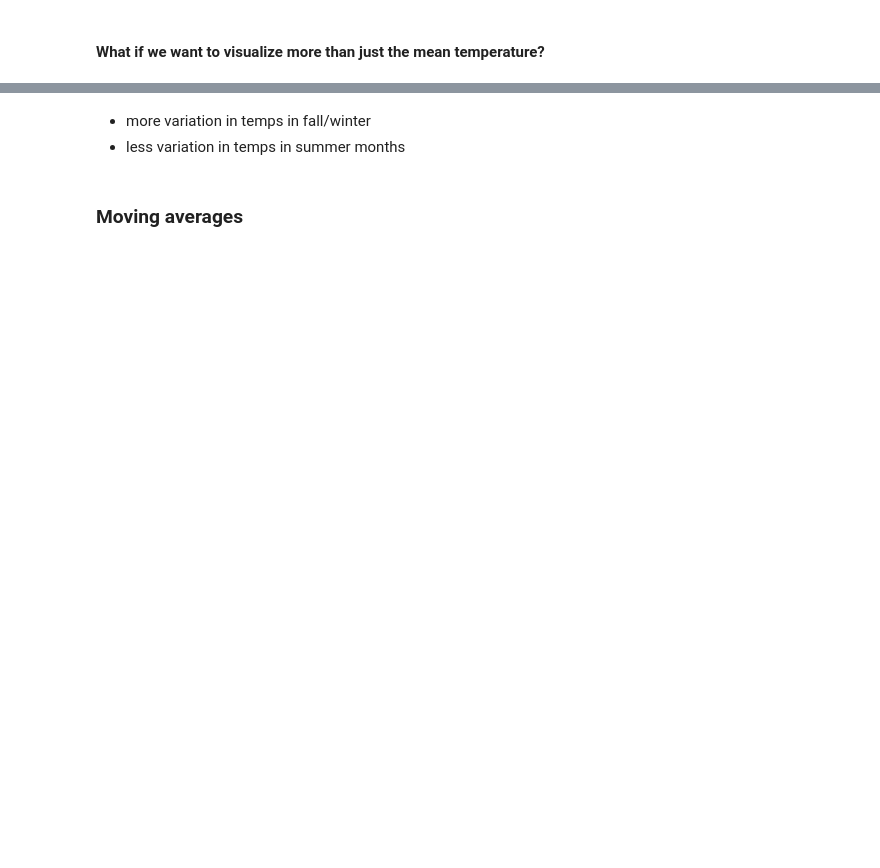
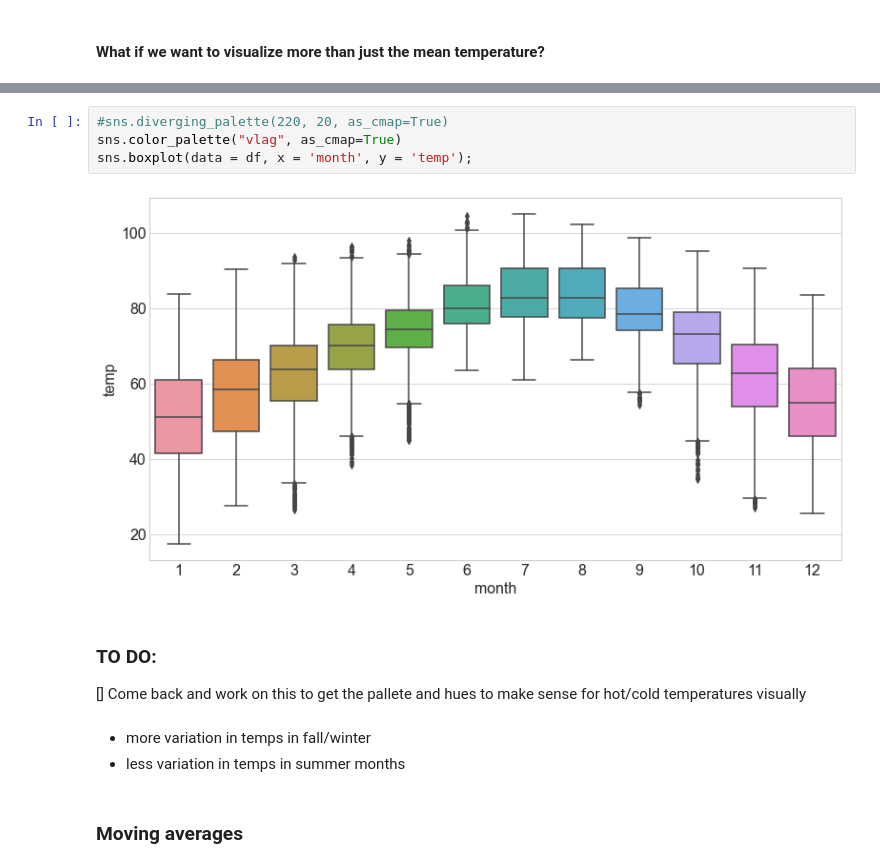
Before and after one commit to Jared-Godar/time-series-exercises, a Jupyter notebook: TSA_explore_lesson.ipynb, the cells around one changed output, grey strips where cells are left out. Cells and saved outputs as stored; diff of their text form; blank space fills up the shorter version.

```diff
--- a/TSA_explore_lesson.ipynb
+++ b/TSA_explore_lesson.ipynb
@@ -175,3 +202,12 @@ sns.boxplot(data = df, x = 'month', y = 'temp')
+# %%
+#sns.diverging_palette(220, 20, as_cmap=True)
+sns.color_palette("vlag", as_cmap=True)
+sns.boxplot(data = df, x = 'month', y = 'temp');
+# %% [output]
+[figure, added]
+# %% [markdown]
+### TO DO:
+[] Come back and work on this to get the pallete and hues to make sense for hot/cold temperatures visually
 # %% [markdown]
 - more variation in temps in fall/winter
 - less variation in temps in summer months
```
Also changed, not shown: parts of 44 cells of this notebook, 2 other files.
